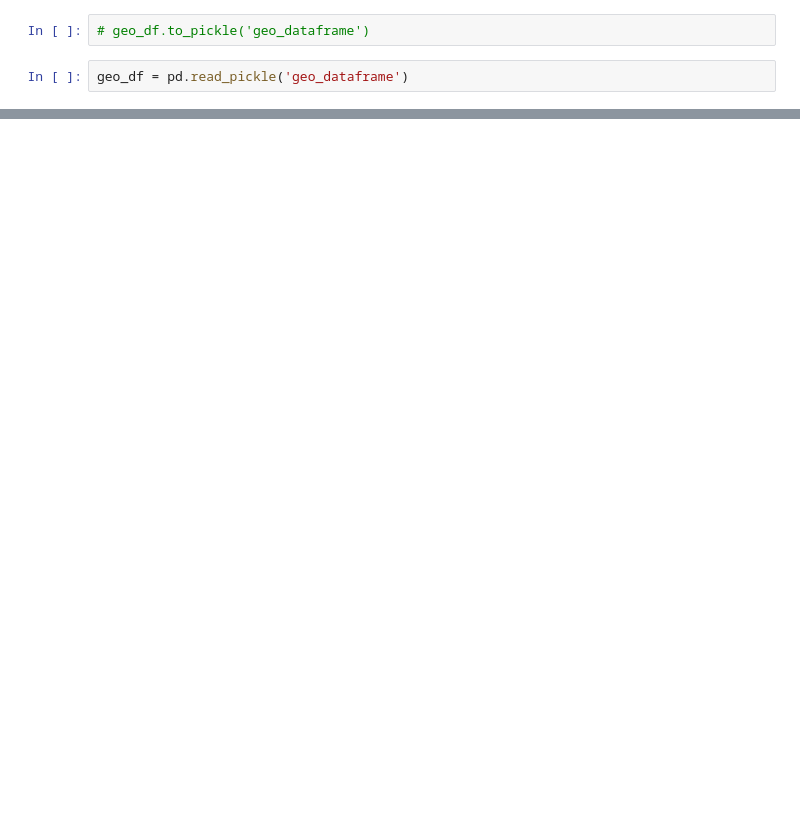
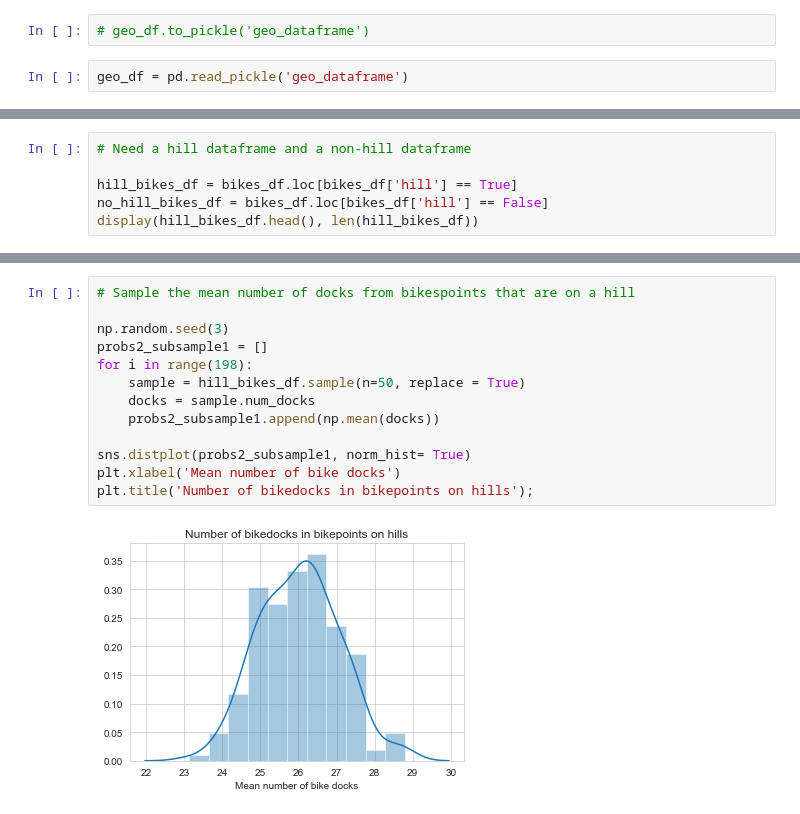
Before and after one commit to MHannan94/mod3_project, a Jupyter notebook: joe.ipynb, the cells around one changed output, grey strips where cells are left out. Saved outputs shown, nothing was run; the diff lists cells and outputs as text; blank space fills up the shorter version.

```diff
--- a/joe.ipynb
+++ b/joe.ipynb
@@ -256,0 +284,6 @@ sns.distplot(bikes_df.num_faulty_near.value_counts().apply(lambda x : np.log(x))
+# %%
+# Need a hill dataframe and a non-hill dataframe
+
+hill_bikes_df = bikes_df.loc[bikes_df['hill'] == True]
+no_hill_bikes_df = bikes_df.loc[bikes_df['hill'] == False]
+display(hill_bikes_df.head(), len(hill_bikes_df))
@@ -256,0 +308,15 @@ sns.distplot(bikes_df.num_faulty_near.value_counts().apply(lambda x : np.log(x))
+# %%
+# Sample the mean number of docks from bikespoints that are on a hill
+
+np.random.seed(3)
+probs2_subsample1 = []
+for i in range(198):
+    sample = hill_bikes_df.sample(n=50, replace = True)
+    docks = sample.num_docks
+    probs2_subsample1.append(np.mean(docks))
+
+sns.distplot(probs2_subsample1, norm_hist= True)
+plt.xlabel('Mean number of bike docks')
+plt.title('Number of bikedocks in bikepoints on hills');
+# %% [output]
+[figure, added]
```
Also changed, not shown: parts of 61 cells of this notebook, 3 other files.
